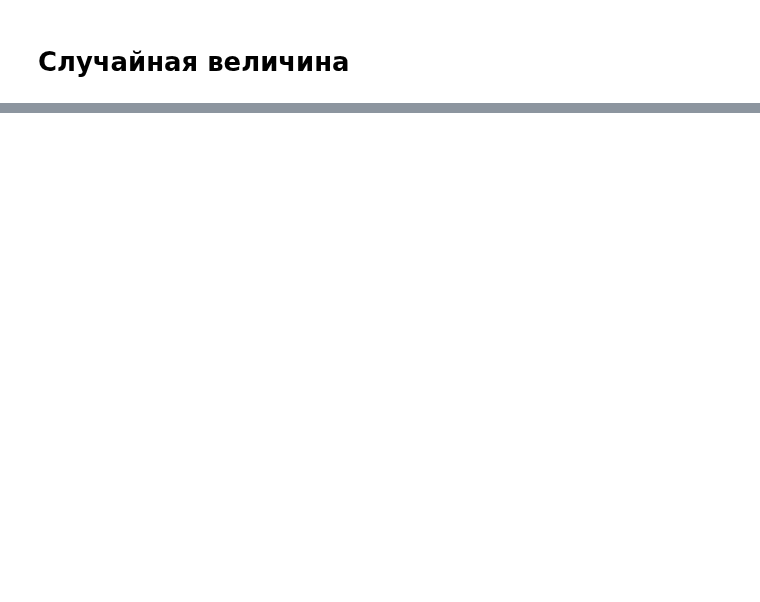
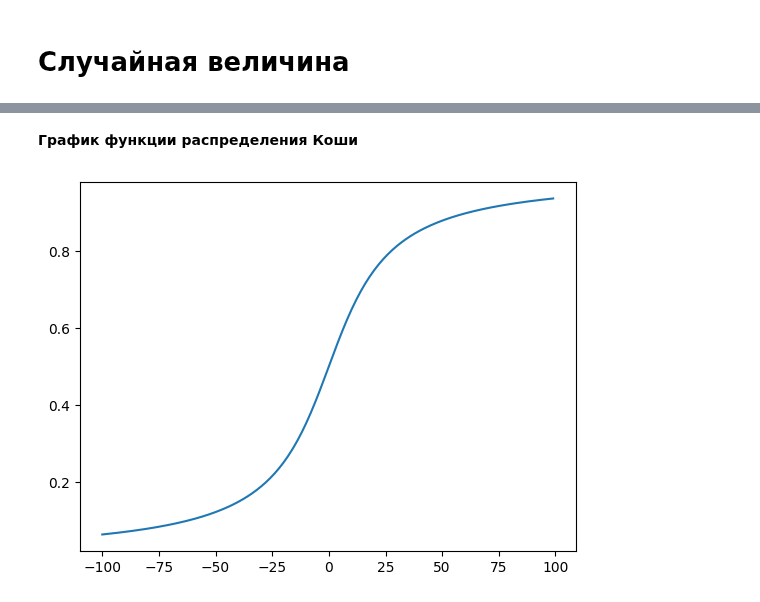
Before and after one commit to funcid/data-science, a Jupyter notebook: 03. Случайная величина.ipynb, the cells around one changed output, grey strips where cells are left out. Saved outputs shown, nothing was run; the diff lists cells and outputs as text; code cells hidden in the pictures; blank space fills up the shorter version.

```diff
--- a/03. Случайная величина.ipynb
+++ b/03. Случайная величина.ipynb
@@ -20,0 +73,13 @@
+# %% [markdown]
+<strong>График функции распределения Коши</strong>
+# %%
+x = np.arange(-100, 100, 1.0)
+y = sps.cauchy.cdf(x, loc = 0, scale = 20)
+
+F = plt.figure()
+A = F.add_subplot()
+
+A.plot(x, y)
+plt.show()
+# %% [output]
+[figure, added]
```
Also changed, not shown: parts of 12 cells of this notebook, 1 other file.
